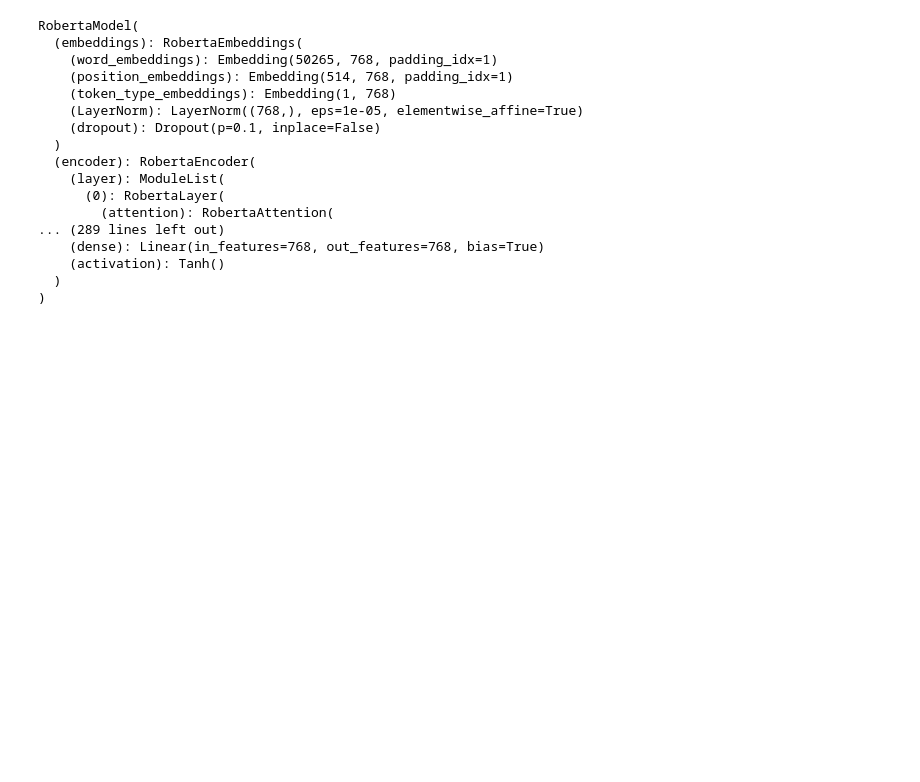
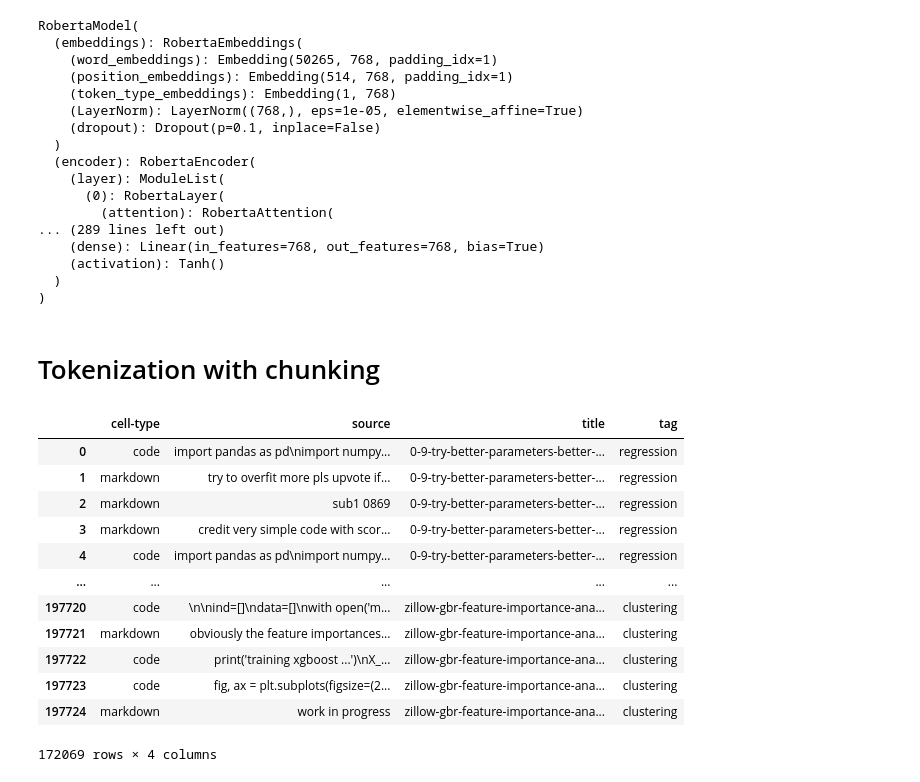
Before and after one commit to dikraMasrour/NotebookDocGen, a Jupyter notebook: Classification_Task/notebooks/09-Improving_results.ipynb, the cells around one changed output. Cells and saved outputs as stored; diff of their text form; code cells hidden in the pictures; blank space fills up the shorter version.

```diff
--- a/Classification_Task/notebooks/09-Improving_results.ipynb
+++ b/Classification_Task/notebooks/09-Improving_results.ipynb
@@ -176,5 +176,3 @@ data.shape
 (322596, 4)
 # %% [markdown]
 # Building dataframe pairs
-# %%
-data = data.reset_index(drop=True)
@@ -410,0 +360,2 @@ whole_df = interm_df01.drop(['title'],axis=1)
+# %% [markdown]
+# Tokenization with chunking
@@ -411,3 +447,17 @@ whole_df = interm_df01.drop(['title'],axis=1)
 # %%
-technique_df = whole_df[(whole_df['tag'] == 'regression') | (whole_df['tag'] == 'classification') | (whole_df['tag'] == 'clustering')].copy()
-technique_df.head()
+data_tech = data[(data['tag'] == 'regression') | (data['tag'] == 'classification') | (data['tag'] == 'clustering')].copy()
+data_tech
+# %% [output]
+|  | cell-type | source | title | tag |
+| 0 | code | import pandas as pd\nimport numpy... | 0-9-try-better-parameters-better-... | regression |
+| 1 | markdown | try to overfit more pls upvote if... | 0-9-try-better-parameters-better-... | regression |
+| 2 | markdown | sub1 0869 | 0-9-try-better-parameters-better-... | regression |
+| 3 | markdown | credit very simple code with scor... | 0-9-try-better-parameters-better-... | regression |
+| 4 | code | import pandas as pd\nimport numpy... | 0-9-try-better-parameters-better-... | regression |
+| ... | ... | ... | ... | ... |
+| 197720 | code | \n\nind=[]\ndata=[]\nwith open('m... | zillow-gbr-feature-importance-ana... | clustering |
+| 197721 | markdown | obviously the feature importances... | zillow-gbr-feature-importance-ana... | clustering |
+| 197722 | code | print('training xgboost ...')\nX_... | zillow-gbr-feature-importance-ana... | clustering |
+| 197723 | code | fig, ax = plt.subplots(figsize=(2... | zillow-gbr-feature-importance-ana... | clustering |
+| 197724 | markdown | work in progress | zillow-gbr-feature-importance-ana... | clustering |
+172069 rows × 4 columns
```
Also changed, not shown: parts of 34 cells of this notebook, 1 other file.
